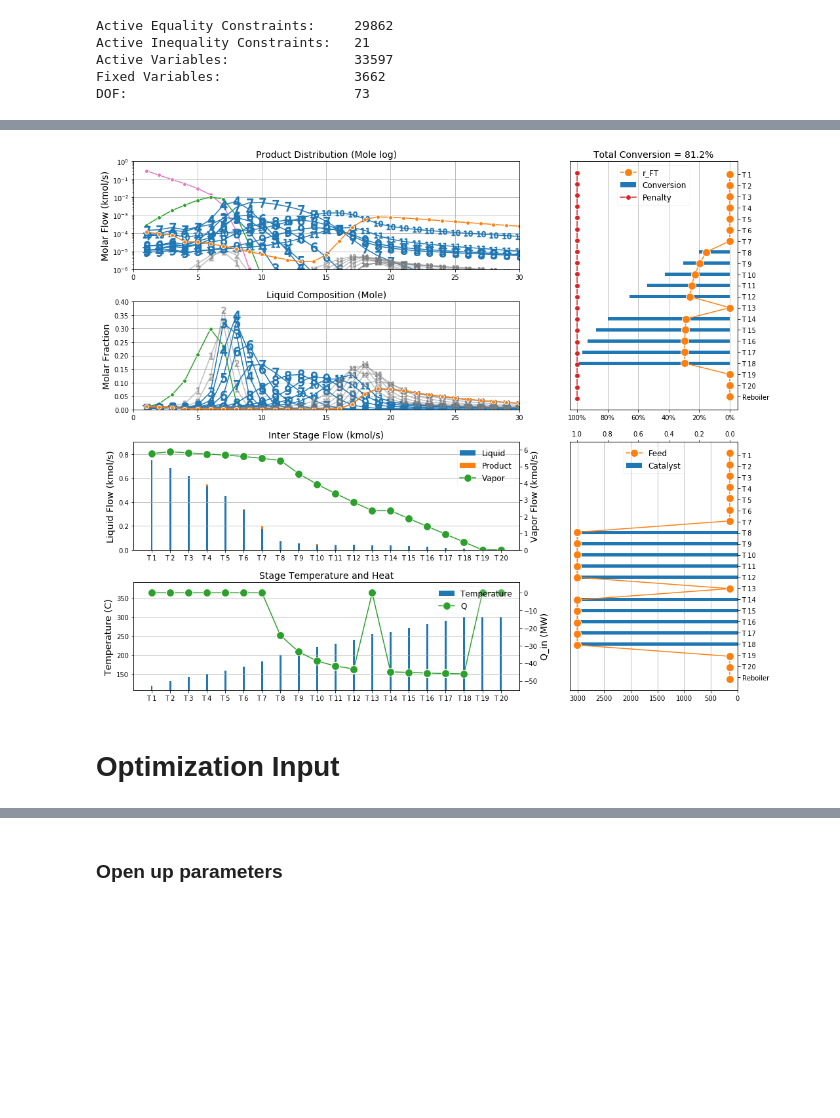
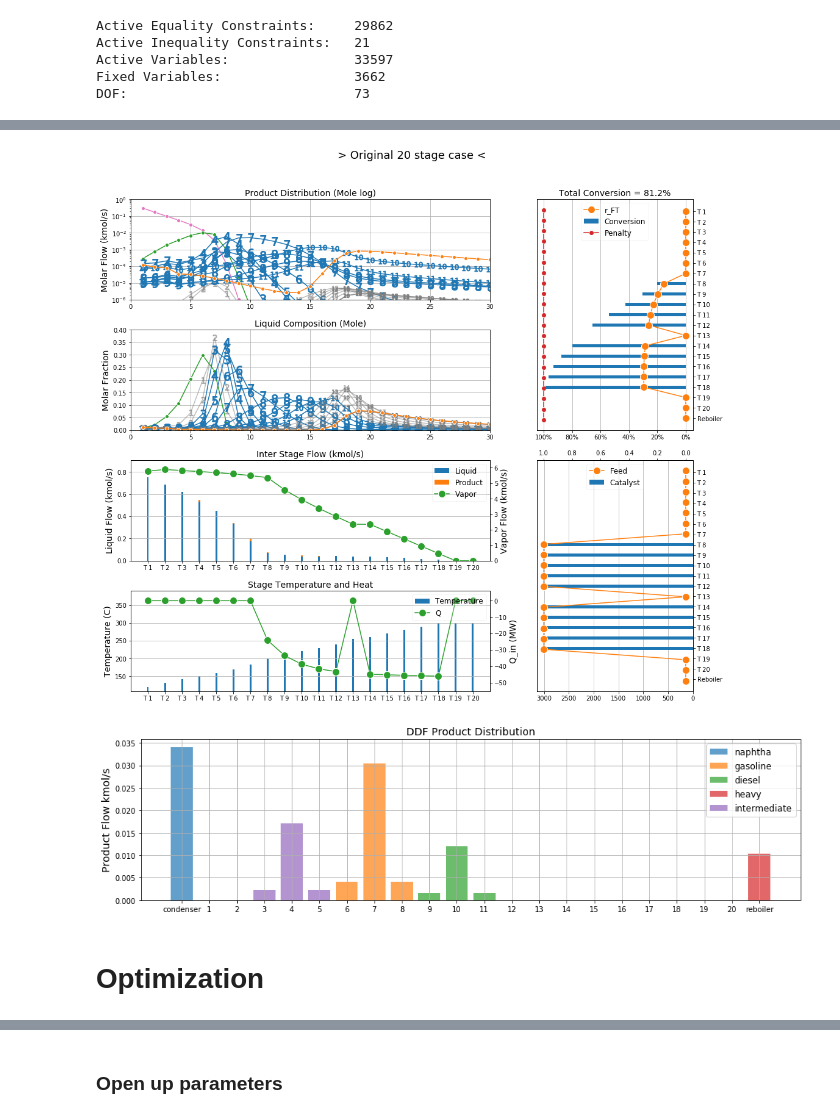
Before and after one commit to naienh/FT-Reactive-Distillation-Pyomo, a Jupyter notebook: showcase/3rd_level/Optimization_Product_Tray_flow_based_DDF.ipynb, the cells around one changed output, grey strips where cells are left out. Saved outputs shown, nothing was run; the diff lists cells and outputs as text; code cells hidden in the pictures; blank space fills up the shorter version.

```diff
--- a/showcase/3rd_level/Optimization_Product_Tray_flow_based_DDF.ipynb
+++ b/showcase/3rd_level/Optimization_Product_Tray_flow_based_DDF.ipynb
@@ -227,7 +231,7 @@ Total CPU secs in NLP function evaluations           =      0.273
 
 EXIT: Optimal Solution Found.
 # %%
-# pdf = PdfPages(log_figure_dir)
+pdf = PdfPages(log_figure_dir)
 # %%
 with HiddenLogs(log_text_dir,'w'):
     print('\n>','Original 20 stage case')
@@ -236,7 +240,8 @@ with HiddenLogs(log_text_dir,'w'):
     check_product_spec(model)
     log_now()
 
-# plot_distribution(model,pdf,'Original 20 stage case')
+plot_distribution(model,pdf,'Original 20 stage case')
+plot_product_distribution(model,pdf)
 # %% [output]
 > Original 20 stage case
 ------------------------------------------------------------------------------------------------------------
@@ -257,7 +262,5 @@ Total time:   0:00:14
 ============================================================================================================
+[figure, added]
+[figure, added]
-# %%
-plot_distribution(model)
-# %% [output]
-[figure, removed]
 # %% [markdown]
-# Optimization Input
+# Optimization
```
Also changed, not shown: parts of 45 cells of this notebook, 12 other files.
